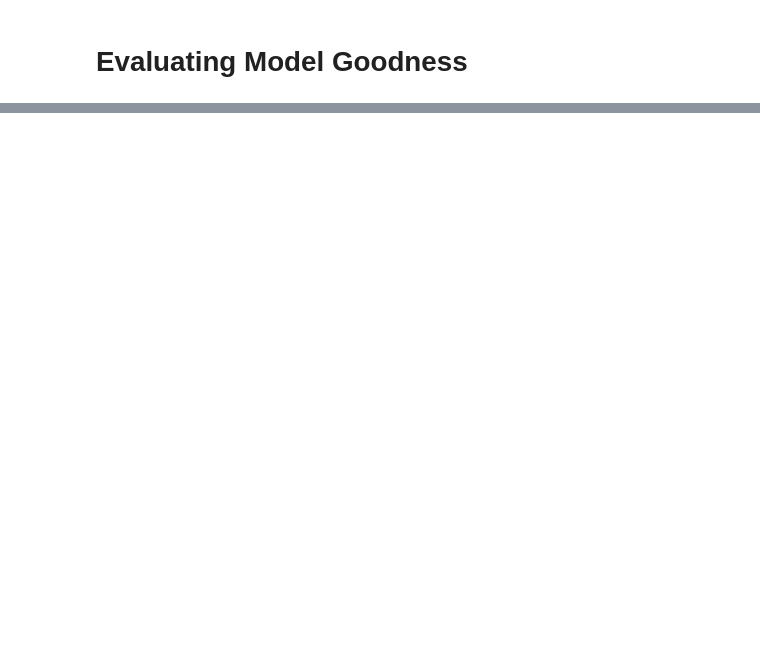
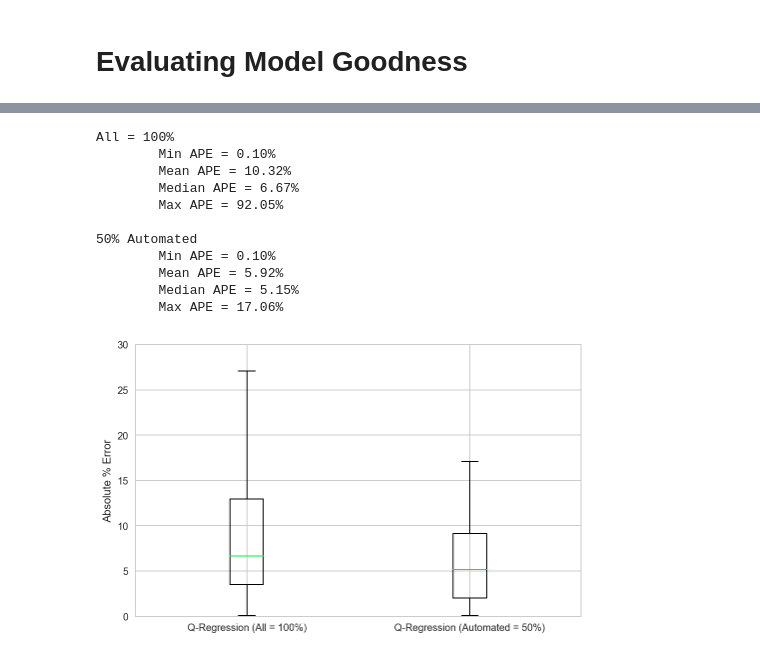
Before and after one commit to thampiman/msdn-digp-blog, a Jupyter notebook: measuring_model_goodness/Regression.ipynb, the cells around one changed output, grey strips where cells are left out. Saved outputs shown, nothing was run; the diff lists cells and outputs as text; code cells hidden in the pictures; blank space fills up the shorter version.

```diff
--- a/measuring_model_goodness/Regression.ipynb
+++ b/measuring_model_goodness/Regression.ipynb
@@ -287,0 +312,32 @@ plot_and_save_ape_cdf(df_test, 'images/ape_cdf.png')
+# %%
+cov_threshold = 0.625
+df_auto = df_test[df_test['model_cov'] <= cov_threshold].reset_index(drop=True)
+print('All = 100%')
+print('\tMin APE = %.2f%%' % (df_test['reg_model_ape'].min()))
+print('\tMean APE = %.2f%%' % (df_test['reg_model_ape'].mean()))
+print('\tMedian APE = %.2f%%' % (df_test['reg_model_ape'].median()))
+print('\tMax APE = %.2f%%' % (df_test['reg_model_ape'].max()))
+print('\n%d%% Automated' % (len(df_auto) / len(df_test) * 100))
+print('\tMin APE = %.2f%%' % (df_auto['reg_model_ape'].min()))
+print('\tMean APE = %.2f%%' % (df_auto['reg_model_ape'].mean()))
+print('\tMedian APE = %.2f%%' % (df_auto['reg_model_ape'].median()))
+print('\tMax APE = %.2f%%' % (df_auto['reg_model_ape'].max()))
+f, ax = plt.subplots(figsize=(8, 5))
+ax.boxplot([df_test['reg_model_ape'], df_auto['reg_model_ape']])
+ax.set_ylim([0, 30])
+ax.set_xticklabels(['Q-Regression (All = 100%)', 'Q-Regression (Automated = %d%%)' % (len(df_auto) / len(df_test) * 100)])
+ax.set_ylabel('Absolute % Error')
+f.savefig('images/reg_automation.png', dpi=200, bbox_inches='tight');
+# %% [output]
+All = 100%
+        Min APE = 0.10%
+        Mean APE = 10.32%
+        Median APE = 6.67%
+        Max APE = 92.05%
+
+50% Automated
+        Min APE = 0.10%
+        Mean APE = 5.92%
+        Median APE = 5.15%
+        Max APE = 17.06%
+[figure, added]
```
Also changed, not shown: parts of 11 cells of this notebook, 3 other files.
